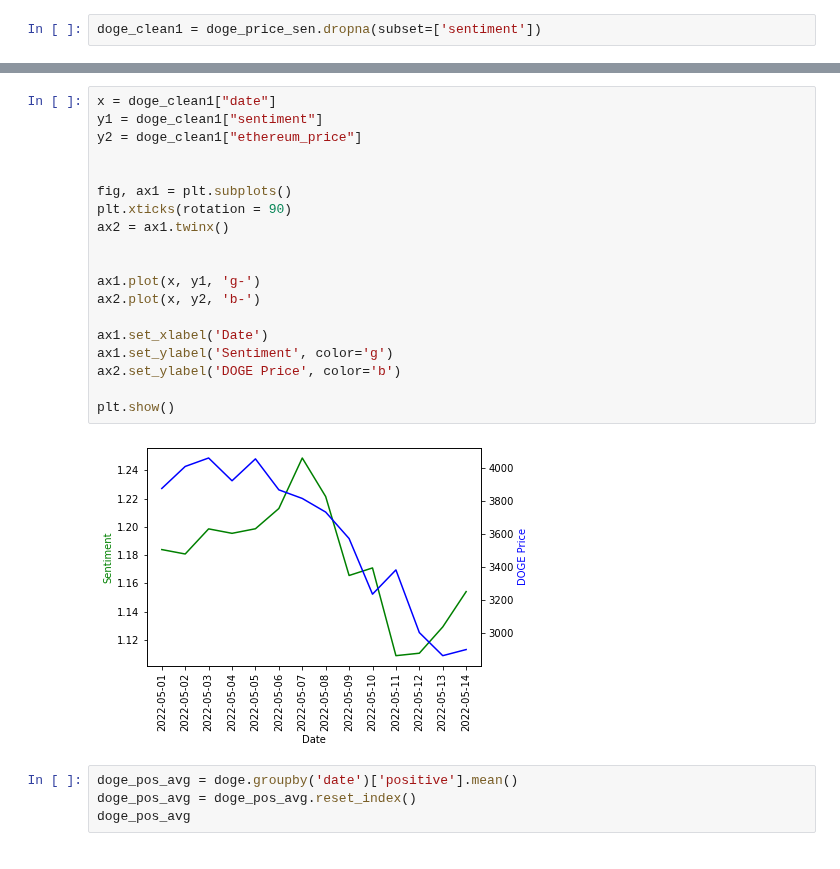
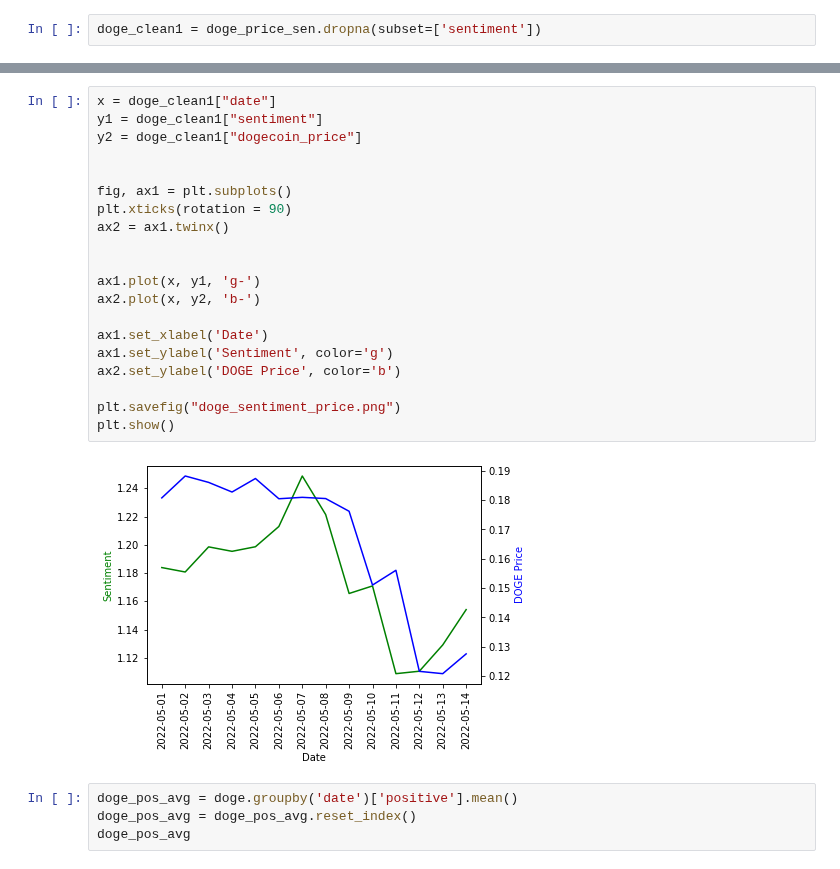
Before and after one commit to Ashlynbh/Crypto_Sentiment_Project, a Jupyter notebook: Doge_ML.ipynb, the cells around one changed output, grey strips where cells are left out. Drawn from its saved outputs; the diff is of its cells as text.

```diff
--- a/Doge_ML.ipynb
+++ b/Doge_ML.ipynb
@@ -610,24 +621,25 @@ doge_clean1 = doge_price_sen.dropna(subset=['sentiment'])
 # %%
 x = doge_clean1["date"]
 y1 = doge_clean1["sentiment"]
-y2 = doge_clean1["ethereum_price"]
+y2 = doge_clean1["dogecoin_price"]
 
 
 fig, ax1 = plt.subplots()
 plt.xticks(rotation = 90)
 ax2 = ax1.twinx()
 
 
 ax1.plot(x, y1, 'g-')
 ax2.plot(x, y2, 'b-')
 
 ax1.set_xlabel('Date')
 ax1.set_ylabel('Sentiment', color='g')
 ax2.set_ylabel('DOGE Price', color='b')
 
+plt.savefig("doge_sentiment_price.png")
 plt.show()
 # %% [output]
-[figure, old version]
+[figure, new version]
 # %%
 doge_pos_avg = doge.groupby('date')['positive'].mean()
 doge_pos_avg = doge_pos_avg.reset_index()
```
Also changed, not shown: parts of 8 cells of this notebook.
